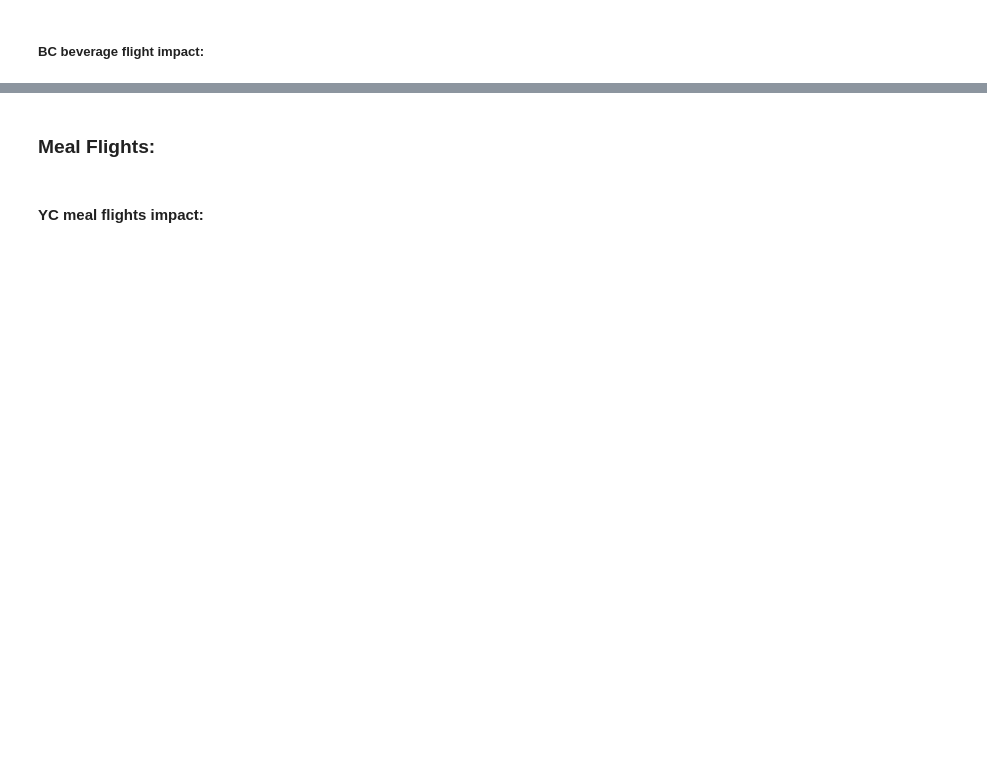
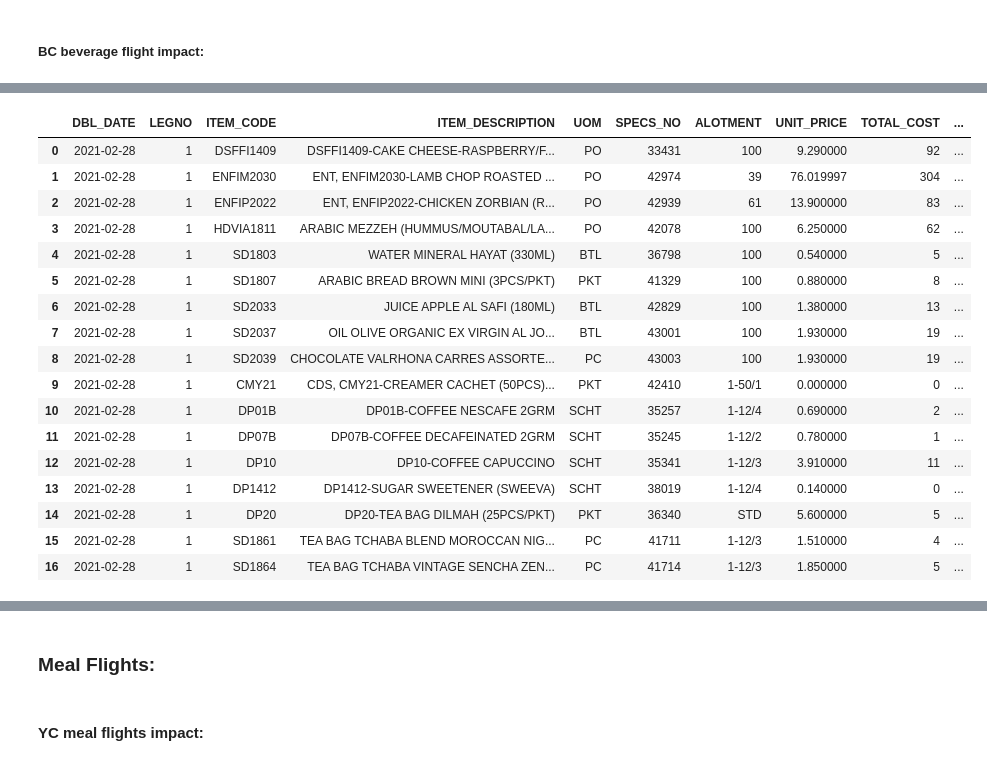
Before and after one commit to KhaledAlmanea/foodMonthlyCostImpact, a Jupyter notebook: CDN Monthly Data Report.ipynb, the cells around one changed output, grey strips where cells are left out. Saved outputs shown, nothing was run; the diff lists cells and outputs as text; code cells hidden in the pictures; blank space fills up the shorter version.

```diff
--- a/CDN Monthly Data Report.ipynb
+++ b/CDN Monthly Data Report.ipynb
@@ -875,35 +831,58 @@ Total cost impact on beverage flights economy equals SAR 1,040 and its impact on
 # %% [markdown]
 ##### BC beverage flight impact:
 # %%
-# create beverages data frame for JC
+changes_list_bev_bc = pd.DataFrame()
+
+# create beverages data frame for YC
 bev_frame_bc = df_three[((df_three['Block Time'] <= 89) & (df_three['CLASS_CODE'] == 'JC') & ~(df_three.ITEM_CODE.isin(handling_item_codes)) & ~(df_three.ROUTE.isin(meal_exception))) | ((df_three['Block Time'] <= 89) & (df_three.ROUTE.isin(beverage_exception)) & (df_three['CLASS_CODE'] == 'JC') & ~(df_three.ITEM_CODE.isin(handling_item_codes)))]
 bev_frame_p_bc = df_p_three[((df_p_three['Block Time'] <= 89) & (df_p_three['CLASS_CODE'] == 'JC') & ~(df_p_three.ITEM_CODE.isin(handling_item_codes)) & ~(df_p_three.ROUTE.isin(meal_exception))) | ((df_p_three['Block Time'] <= 89) & (df_p_three.ROUTE.isin(beverage_exception)) & (df_p_three['CLASS_CODE'] == 'JC') & ~(df_p_three.ITEM_CODE.isin(handling_item_codes)))]
 
-# Remove duplicates rows
-bev_frame_bc.drop_duplicates(subset=['SPECS_NO','DBL_DATE'], inplace= True)
-bev_frame_p_bc.drop_duplicates(subset=['SPECS_NO','DBL_DATE'], inplace= True)
+bev_frame_bc.drop_duplicates(subset=['DBL_DATE','ITEM_CODE', 'SPECS_NO', 'ITEM_DESCRIPTION','UOM', 'ALOTMENT', 'UNIT_PRICE'], inplace = True)
+bev_frame_p_bc.drop_duplicates(subset=['DBL_DATE','ITEM_CODE', 'SPECS_NO', 'ITEM_DESCRIPTION','UOM', 'ALOTMENT', 'UNIT_PRICE'], inplace = True)
 
 # drop unneeded columns
-bev_frame_bc = bev_frame_bc.drop(columns=['CDN_NO','FLT_NO','ETD', 'FROM_CITY', 'TO_CITY', 'CLASS_CODE', 'CAPACITY', 'NO_PAX', 'PRICE', 'TYPE_CODE', 'Block Time', 'ROUTE'])
-bev_frame_p_bc = bev_frame_p_bc.drop(columns=['CDN_NO','FLT_NO','ETD', 'FROM_CITY', 'TO_CITY', 'CLASS_CODE', 'CAPACITY', 'NO_PAX', 'PRICE', 'TYPE_CODE', 'Block Time', 'ROUTE'])
+bev_frame_bc = bev_frame_bc.drop(columns=['CDN_NO','ETD', 'FLT_NO' ,'FROM_CITY', 'TO_CITY', 'CLASS_CODE', 'CAPACITY', 'NO_PAX', 'PRICE', 'TYPE_CODE', 'Block Time', 'ROUTE'])
+bev_frame_p_bc = bev_frame_p_bc.drop(columns=['CDN_NO','ETD', 'FLT_NO','FROM_CITY', 'TO_CITY', 'CLASS_CODE', 'CAPACITY', 'NO_PAX', 'PRICE', 'TYPE_CODE', 'Block Time', 'ROUTE'])
 
 #Keep leg number 1 only
 bev_frame_bc = bev_frame_bc.drop(bev_frame_bc[bev_frame_bc.LEGNO.isin(['2', '3', '4'])].index)
 bev_frame_p_bc = bev_frame_p_bc.drop(bev_frame_p_bc[bev_frame_p_bc.LEGNO.isin(['2', '3', '4'])].index)
 
-#Change index values to SPEC_NO
-bev_frame_bc.set_index(bev_frame_bc['SPECS_NO'], inplace = True)
-bev_frame_p_bc.set_index(bev_frame_p_bc['SPECS_NO'], inplace = True)
-
-# compare this month's items by last month's items, using the isin() function
-for x, y in enumerate(bev_frame_bc.DBL_DATE.dt.day):
-    for i, j in enumerate(bev_frame_p_bc.DBL_DATE.dt.day):
-        daliy_menu = bev_frame_bc[bev_frame_bc.DBL_DATE.dt.day == y]
-        daliy_p_menu = bev_frame_p_bc[bev_frame_p_bc.DBL_DATE.dt.day == j]
-        changes_list_bev_bc = pd.concat([changes_list_bev_bc, (daliy_menu[~(daliy_menu.isin(daliy_p_menu))] ), (daliy_p_menu[~(daliy_p_menu.isin(daliy_menu))])])
+# Concat menus
+changes_list_bev_bc = pd.concat([bev_frame_bc, bev_frame_p_bc])
 
 # remove empty rows using the dropna() function
-changes_list_bev_bc.dropna(subset=['ITEM_CODE', 'SPECS_NO'], inplace=True)
+changes_list_bev_bc.dropna(subset=['SPECS_NO'], inplace=True)
+
+#drop duplicated rows
+changes_list_bev_bc.drop_duplicates(subset=['SPECS_NO'], inplace = True)
+
+# td variable to store the latest day in the month
+td = bev_frame_p_bc.DBL_DATE.dt.day.iloc[-1]
+# dc variable to store the latest day comes with the SPEC_NO
+dc = 0
+# Loop to go through the items of the changes list and remove any item that is not a change
+for x, z in enumerate(changes_list_bev_bc['SPECS_NO'].values):
+    # if the item is not available in the previous month but available in the current month "keep it"
+    if z not in bev_frame_p_bc['SPECS_NO'].values:
+        if z in bev_frame_bc['SPECS_NO'].values:
+            pass
+     # if the item is available in the previous month but not available in the current month "keep it"
+    elif z not in bev_frame_bc['SPECS_NO'].values:
+        if z in bev_frame_p_bc['SPECS_NO'].values:
+            pass
+    # delete the item if it is available in the whole previous month (100%)
+    elif z in bev_frame_bc['SPECS_NO'].values:
+        if z in bev_frame_p_bc['SPECS_NO'].values:
+            for i, j in enumerate(bev_frame_p_bc.DBL_DATE.dt.day):
+                if (bev_frame_p_bc['SPECS_NO'][(bev_frame_p_bc['SPECS_NO'] == z) & (bev_frame_p_bc.DBL_DATE.dt.day == j)]).size > 0:
+                    if z in (bev_frame_p_bc['SPECS_NO'][(bev_frame_p_bc['SPECS_NO'] == z) & (bev_frame_p_bc.DBL_DATE.dt.day == j)]).values:
+                        dc = j
+                    uplift_percentage = dc / td
+
+                    if uplift_percentage == 1:
+                        changes_list_bev_bc.drop(changes_list_bev_bc[changes_list_bev_bc['SPECS_NO'] == z].index, inplace=True)
+
 
 #Create another frame for the new month to calculate the impact
 bev_frame_bc_im = df_three[((df_three['Block Time'] <= 89) & (df_three['CLASS_CODE'] == 'JC') & ~(df_three.ITEM_CODE.isin(handling_item_codes)) & ~(df_three.ROUTE.isin(meal_exception))) | ((df_three['Block Time'] <= 89) & (df_three.ROUTE.isin(beverage_exception)) & (df_three['CLASS_CODE'] == 'JC') & ~(df_three.ITEM_CODE.isin(handling_item_codes)))]
@@ -940,14 +919,6 @@ for x,z in enumerate(changes_list_bev_bc['SPECS_NO']): # loop to get the specs n
 bev_frame_bc.drop_duplicates(subset=['SPECS_NO'], inplace= True)
 bev_frame_p_bc.drop_duplicates(subset=['SPECS_NO'], inplace= True)
 
-#Month variable
-current_month = bev_frame_bc.DBL_DATE.dt.month_name().iloc[0]
-previous_month = bev_frame_p_bc.DBL_DATE.dt.month_name().iloc[0]
-
-# drop unneeded column
-bev_frame_bc = bev_frame_bc.drop(columns=['DBL_DATE'])
-bev_frame_p_bc = bev_frame_p_bc.drop(columns=['DBL_DATE'])
-changes_list_bev_bc = changes_list_bev_bc.drop(columns=['DBL_DATE'])
 
 #Reset index values
 bev_frame_bc.reset_index(drop= True, inplace = True)
@@ -977,3 +948,4 @@ else:
     print('Current month menu:')
     display(bev_frame_bc)
     print('No changes observed')
+# %% [output]
@@ -979,0 +991,18 @@ else:
+|  | DBL_DATE | LEGNO | ITEM_CODE | ITEM_DESCRIPTION | UOM | SPECS_NO | ALOTMENT | UNIT_PRICE | TOTAL_COST | ... |
+| 0 | 2021-02-28 | 1 | DSFFI1409 | DSFFI1409-CAKE CHEESE-RASPBERRY/F... | PO | 33431 | 100 | 9.290000 | 92 | ... |
+| 1 | 2021-02-28 | 1 | ENFIM2030 | ENT, ENFIM2030-LAMB CHOP ROASTED ... | PO | 42974 | 39 | 76.019997 | 304 | ... |
+| 2 | 2021-02-28 | 1 | ENFIP2022 | ENT, ENFIP2022-CHICKEN ZORBIAN (R... | PO | 42939 | 61 | 13.900000 | 83 | ... |
+| 3 | 2021-02-28 | 1 | HDVIA1811 | ARABIC MEZZEH (HUMMUS/MOUTABAL/LA... | PO | 42078 | 100 | 6.250000 | 62 | ... |
+| 4 | 2021-02-28 | 1 | SD1803 | WATER MINERAL HAYAT (330ML) | BTL | 36798 | 100 | 0.540000 | 5 | ... |
+| 5 | 2021-02-28 | 1 | SD1807 | ARABIC BREAD BROWN MINI (3PCS/PKT) | PKT | 41329 | 100 | 0.880000 | 8 | ... |
+| 6 | 2021-02-28 | 1 | SD2033 | JUICE APPLE AL SAFI (180ML) | BTL | 42829 | 100 | 1.380000 | 13 | ... |
+| 7 | 2021-02-28 | 1 | SD2037 | OIL OLIVE ORGANIC EX VIRGIN AL JO... | BTL | 43001 | 100 | 1.930000 | 19 | ... |
+| 8 | 2021-02-28 | 1 | SD2039 | CHOCOLATE VALRHONA CARRES ASSORTE... | PC | 43003 | 100 | 1.930000 | 19 | ... |
+| 9 | 2021-02-28 | 1 | CMY21 | CDS, CMY21-CREAMER CACHET (50PCS)... | PKT | 42410 | 1-50/1 | 0.000000 | 0 | ... |
+| 10 | 2021-02-28 | 1 | DP01B | DP01B-COFFEE NESCAFE 2GRM | SCHT | 35257 | 1-12/4 | 0.690000 | 2 | ... |
+| 11 | 2021-02-28 | 1 | DP07B | DP07B-COFFEE DECAFEINATED 2GRM | SCHT | 35245 | 1-12/2 | 0.780000 | 1 | ... |
+| 12 | 2021-02-28 | 1 | DP10 | DP10-COFFEE CAPUCCINO | SCHT | 35341 | 1-12/3 | 3.910000 | 11 | ... |
+| 13 | 2021-02-28 | 1 | DP1412 | DP1412-SUGAR SWEETENER (SWEEVA) | SCHT | 38019 | 1-12/4 | 0.140000 | 0 | ... |
+| 14 | 2021-02-28 | 1 | DP20 | DP20-TEA BAG DILMAH (25PCS/PKT) | PKT | 36340 | STD | 5.600000 | 5 | ... |
+| 15 | 2021-02-28 | 1 | SD1861 | TEA BAG TCHABA BLEND MOROCCAN NIG... | PC | 41711 | 1-12/3 | 1.510000 | 4 | ... |
+| 16 | 2021-02-28 | 1 | SD1864 | TEA BAG TCHABA VINTAGE SENCHA ZEN... | PC | 41714 | 1-12/3 | 1.850000 | 5 | ... |
```
Also changed, not shown: parts of 6 cells of this notebook.
